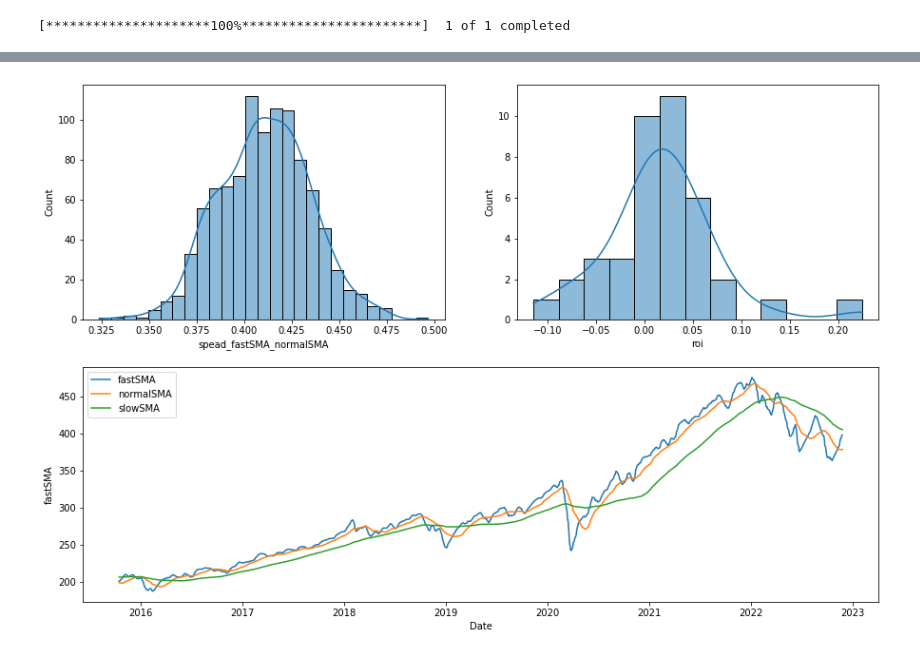
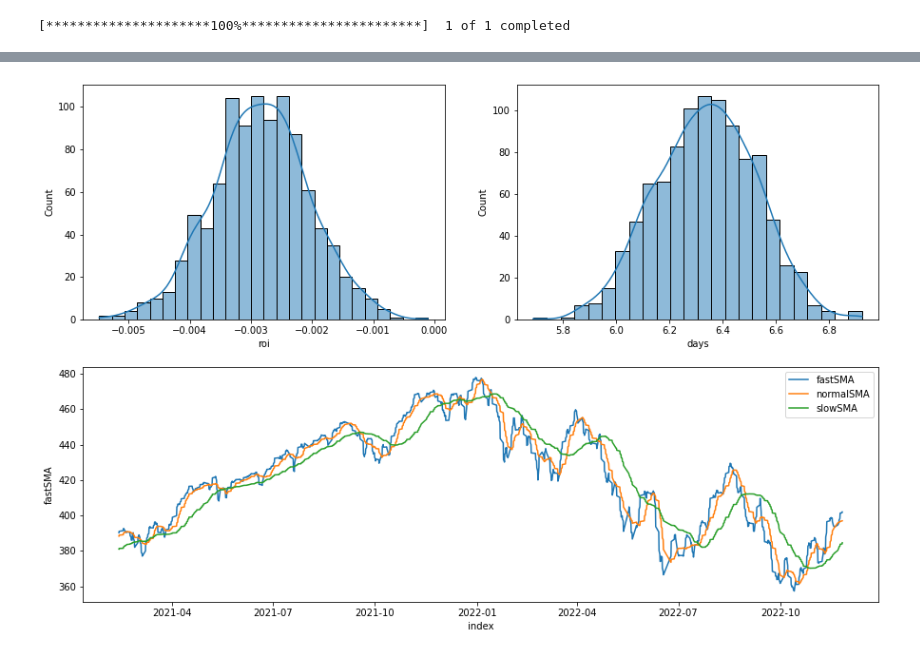
Before and after one commit to nate-belete/algoTrading, a Jupyter notebook: Golden Cross Over Backtesting.ipynb, the cells around one changed output, grey strips where cells are left out. Cells and saved outputs as stored; diff of their text form; code cells hidden in the pictures.

Commit message:
addedd golden cross over backtesting notebook

```diff
--- a/Golden Cross Over Backtesting.ipynb
+++ b/Golden Cross Over Backtesting.ipynb
@@ -111,6 +123,16 @@ df['Date_fastNormal_CrossedOver_key_Date'] = keyDate
 df['Date_fastNormal_CrossedOver'] = period
 # %%
 # merge df to get the Closing price of crossover date
-data = df[['Date','Close']].copy()
+try:
+    data = df[['Date','Close']].copy()
+except KeyError:
+    data = df[['index','Close']].copy()
+
 data.columns = ['Date_fastNormal_CrossedOver','Close_fastNormal_CrossedOver']
 df = df.merge(data, how = 'left', left_on = 'Date_fastNormal_CrossedOver', right_on = 'Date_fastNormal_CrossedOver')
+
+# ROI from when the crossover occured
+df['ROI_fastNormal_CrossedOver'] = df['Close'] / df['Close_fastNormal_CrossedOver'] - 1
+
+# ROI if strategy was in place
+roi = df.loc[df['Date_fastNormal_CrossedOver_key_Date']==1]
@@ -123,6 +138,0 @@ roi = df.loc[df['Date_fastNormal_CrossedOver_key_Date']==1]
-# %%
-keyColumns = ['Date_fastNormal_CrossedOver','Date','Days_Spread','ROI_fastNormal_CrossedOver',
-              'slowFast_CrossedOver','fastNormal_CrossedOver','slowNormal_CrossedOver',]
-
-roi['Days_Spread'] = roi['Date'] - roi['Date_fastNormal_CrossedOver']
-roi[keyColumns].sort_values('ROI_fastNormal_CrossedOver')
@@ -152,18 +139,35 @@ See the caveats in the documentation: https://pandas.pydata.org/pandas-docs/stab
+# %%
+try:
+    keyColumns = ['Date_fastNormal_CrossedOver','Date','ROI_fastNormal_CrossedOver',
+              'slowFast_CrossedOver','fastNormal_CrossedOver','slowNormal_CrossedOver','Trend']
+    roi = roi[keyColumns].copy()
+
+    roi['Days_Spread'] = roi['Date'] - roi['Date_fastNormal_CrossedOver']
+    roi['Days_Spread'] = [x.days for x in roi['Days_Spread']]
+except KeyError:
+    keyColumns = ['Date_fastNormal_CrossedOver','index','ROI_fastNormal_CrossedOver',
+              'slowFast_CrossedOver','fastNormal_CrossedOver','slowNormal_CrossedOver','Trend']
+    roi = roi[keyColumns].copy()
+    roi['Days_Spread'] = roi['index'] - roi['Date_fastNormal_CrossedOver']
+    roi['Days_Spread'] = [x.days for x in roi['Days_Spread']]
+# %%
+roi_bootstrapped_mean = bootstrap(roi, 'ROI_fastNormal_CrossedOver', 1000)
+Days_Spread_bootstrapped_mean = bootstrap(roi, 'Days_Spread', 1000)
 # %%
 fig = plt.figure(figsize=(15,10))
 
 plt.subplot(2,2,1)
-sns.histplot(spead_fastSMA_normalSMA_bootstrapped_mean, kde=True).set(xlabel='spead_fastSMA_normalSMA')
+sns.histplot(roi_bootstrapped_mean, kde=True).set(xlabel='roi')
 
 plt.subplot(2,2,2)
-sns.histplot(roi, kde=True).set(xlabel='roi')
+sns.histplot(Days_Spread_bootstrapped_mean, kde=True).set(xlabel='days')
 
 plt.subplot(2,1,2)
-sns.lineplot(x=df['Date'],y=df['fastSMA'], label='fastSMA')
-sns.lineplot(x=df['Date'],y=df['normalSMA'], label='normalSMA')
-sns.lineplot(x=df['Date'],y=df['slowSMA'], label='slowSMA')
+sns.lineplot(x=df['index'],y=df['fastSMA'], label='fastSMA')
+sns.lineplot(x=df['index'],y=df['normalSMA'], label='normalSMA')
+sns.lineplot(x=df['index'],y=df['slowSMA'], label='slowSMA')
 
 
 plt.show()
 # %% [output]
-[figure, old version]
+[figure, new version]
```
Also changed, not shown: parts of 13 cells of this notebook.
